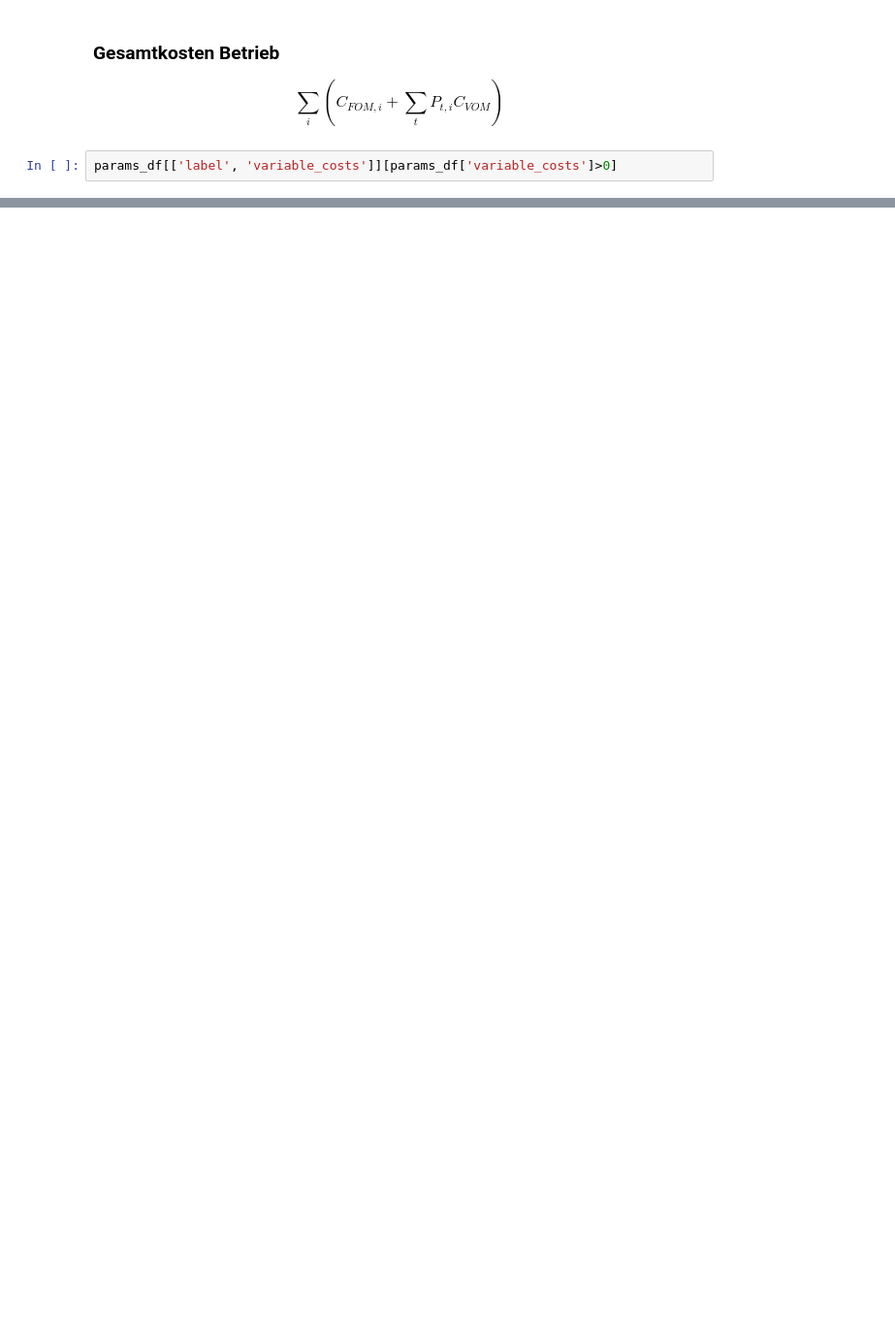
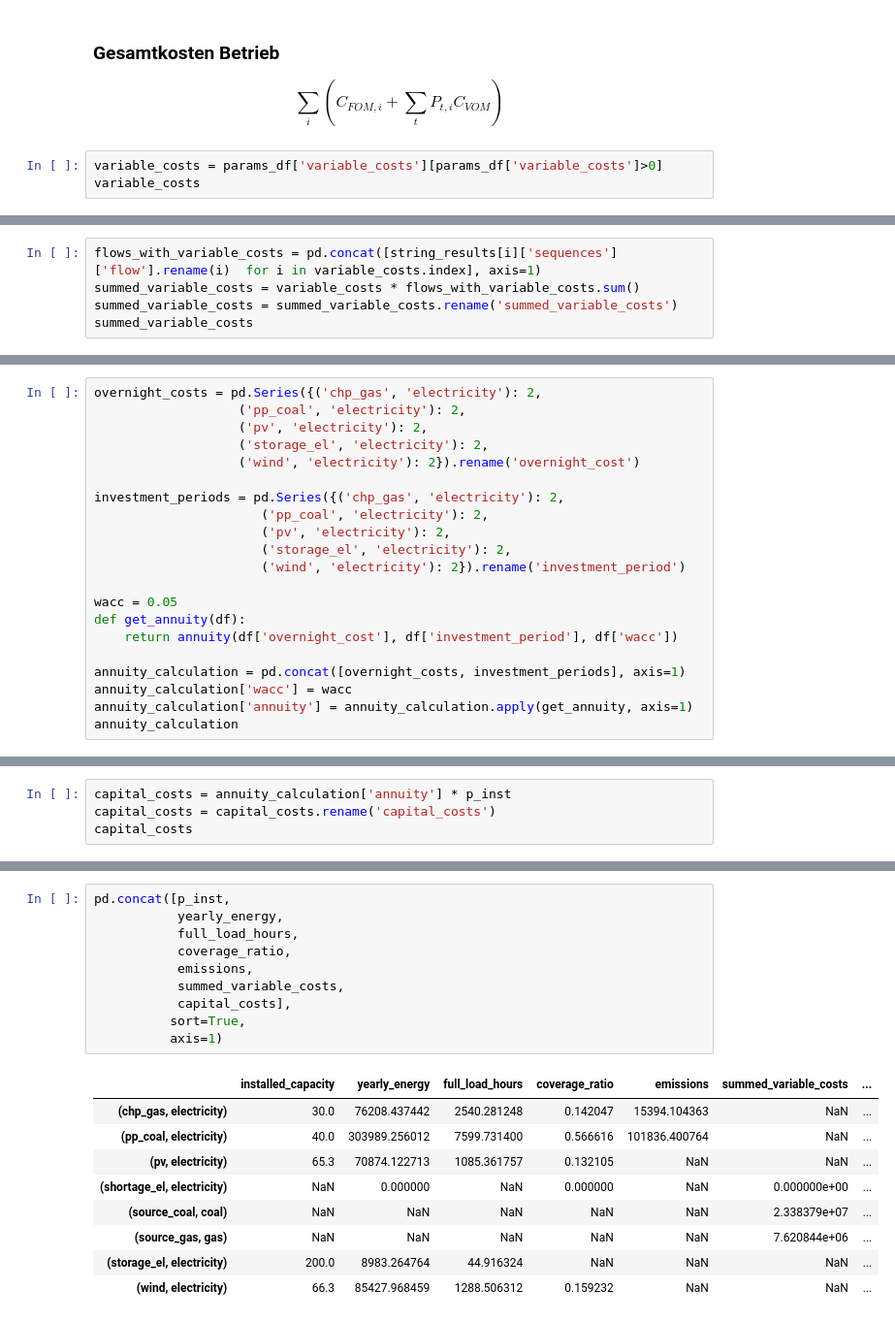
Before and after one commit to rl-institut/workshop, a Jupyter notebook: oemof/2_Beispiel_und_Uebung/2_Processing_results_and_plotting.ipynb, the cells around one changed output, grey strips where cells are left out. Shown at 97% size. Drawn from its saved outputs; the diff is of its cells as text; blank space fills up the shorter version.

```diff
--- a/oemof/2_Beispiel_und_Uebung/2_Processing_results_and_plotting.ipynb
+++ b/oemof/2_Beispiel_und_Uebung/2_Processing_results_and_plotting.ipynb
@@ -288,4 +348,5 @@ yearly_energy
 ### Gesamtkosten Betrieb
 $$\sum_{i} (C_{FOM,i} + \sum_t P_{t, i} C_{VOM})$$
 # %%
-params_df[['label', 'variable_costs']][params_df['variable_costs']>0]
+variable_costs = params_df['variable_costs'][params_df['variable_costs']>0]
+variable_costs
@@ -291,0 +359,5 @@ params_df[['label', 'variable_costs']][params_df['variable_costs']>0]
+# %%
+flows_with_variable_costs = pd.concat([string_results[i]['sequences']['flow'].rename(i)  for i in variable_costs.index], axis=1)
+summed_variable_costs = variable_costs * flows_with_variable_costs.sum()
+summed_variable_costs = summed_variable_costs.rename('summed_variable_costs')
+summed_variable_costs
@@ -301,0 +373,21 @@ $$F_W \cdot C_{ges}/demand$$
+# %%
+overnight_costs = pd.Series({('chp_gas', 'electricity'): 2,
+                   ('pp_coal', 'electricity'): 2,
+                   ('pv', 'electricity'): 2,
+                   ('storage_el', 'electricity'): 2,
+                   ('wind', 'electricity'): 2}).rename('overnight_cost')
+
+investment_periods = pd.Series({('chp_gas', 'electricity'): 2,
+                      ('pp_coal', 'electricity'): 2,
+                      ('pv', 'electricity'): 2,
+                      ('storage_el', 'electricity'): 2,
+                      ('wind', 'electricity'): 2}).rename('investment_period')
+
+wacc = 0.05
+def get_annuity(df):
+    return annuity(df['overnight_cost'], df['investment_period'], df['wacc'])
+
+annuity_calculation = pd.concat([overnight_costs, investment_periods], axis=1)
+annuity_calculation['wacc'] = wacc
+annuity_calculation['annuity'] = annuity_calculation.apply(get_annuity, axis=1)
+annuity_calculation
@@ -301,0 +401,4 @@ $$F_W \cdot C_{ges}/demand$$
+# %%
+capital_costs = annuity_calculation['annuity'] * p_inst
+capital_costs = capital_costs.rename('capital_costs')
+capital_costs
@@ -301,0 +414,20 @@ $$F_W \cdot C_{ges}/demand$$
+# %%
+pd.concat([p_inst,
+           yearly_energy,
+           full_load_hours,
+           coverage_ratio,
+           emissions,
+           summed_variable_costs,
+           capital_costs],
+          sort=True,
+          axis=1)
+# %% [output]
+|  | installed_capacity | yearly_energy | full_load_hours | coverage_ratio | emissions | summed_variable_costs | ... |
+| (chp_gas, electricity) | 30.0 | 76208.437442 | 2540.281248 | 0.142047 | 15394.104363 | NaN | ... |
+| (pp_coal, electricity) | 40.0 | 303989.256012 | 7599.731400 | 0.566616 | 101836.400764 | NaN | ... |
+| (pv, electricity) | 65.3 | 70874.122713 | 1085.361757 | 0.132105 | NaN | NaN | ... |
+| (shortage_el, electricity) | NaN | 0.000000 | NaN | 0.000000 | NaN | 0.000000e+00 | ... |
+| (source_coal, coal) | NaN | NaN | NaN | NaN | NaN | 2.338379e+07 | ... |
+| (source_gas, gas) | NaN | NaN | NaN | NaN | NaN | 7.620844e+06 | ... |
+| (storage_el, electricity) | 200.0 | 8983.264764 | 44.916324 | NaN | NaN | NaN | ... |
+| (wind, electricity) | 66.3 | 85427.968459 | 1288.506312 | 0.159232 | NaN | NaN | ... |
```
Also changed, not shown: parts of 34 cells of this notebook.
